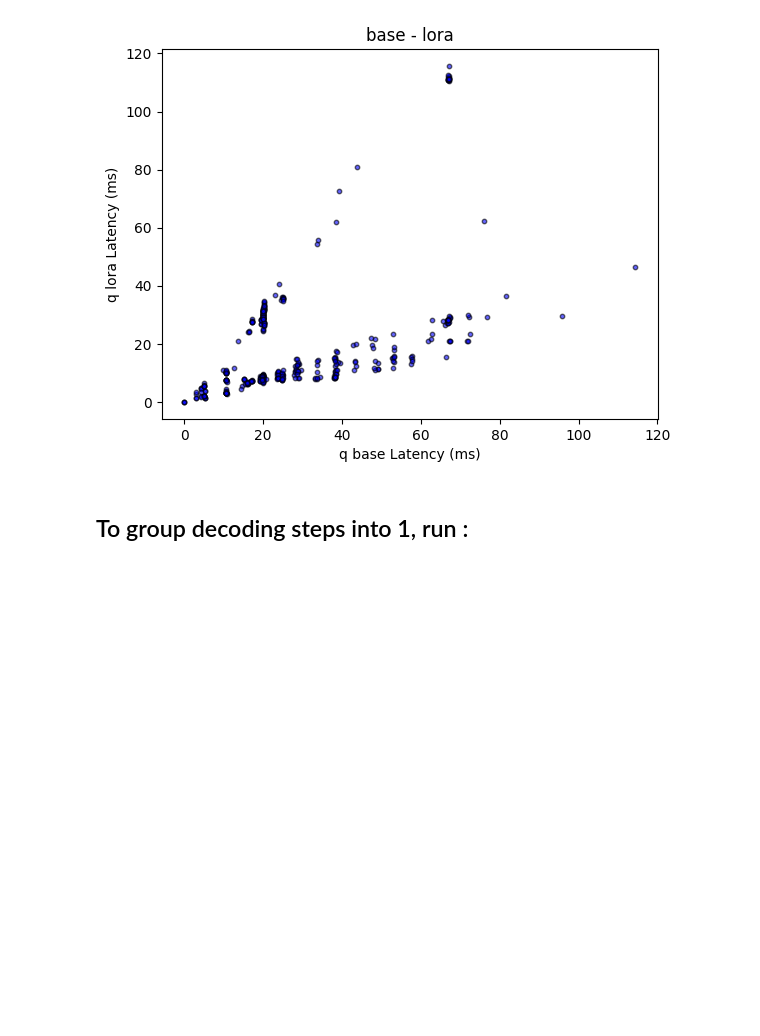
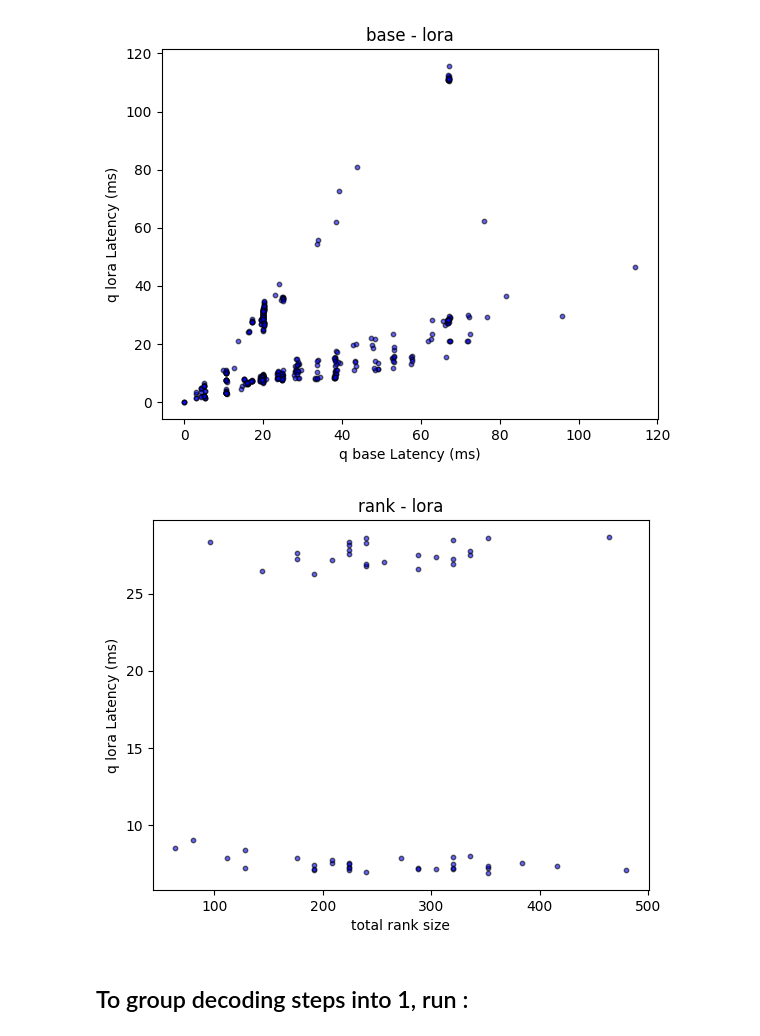
Before and after one commit to sgjeon194/S-LoRA_Analysis, a Jupyter notebook: Logs/timeDataParser.ipynb, the cells around one changed output. Cells and saved outputs as stored; diff of their text form; code cells hidden in the pictures; blank space fills up the shorter version.

Commit message:
Added lora rank and lora execution correlation analysis

```diff
--- a/Logs/timeDataParser.ipynb
+++ b/Logs/timeDataParser.ipynb
@@ -508,6 +506,33 @@ def plot_base_and_lora_relationship(step_list):
 plot_base_and_lora_relationship(prefill_steps)
 # %% [output]
 [figure]
+# %%
+def plot_rank_and_lora_relationship(step_list):
+
+    total_prompt_size_range = [950, 1050]
+    step_list = [step for step in step_list if step["total_token_num"] >= total_prompt_size_range[0] and step["total_token_num"] <= total_prompt_size_range[1]]
+
+    ranks = [step["ranks"] for step in step_list]
+    summarys = [step["summary"] for step in step_list]
+    summary_dict = aggregate_jsons(summarys)
+
+    x = ranks
+    y = summary_dict["get_qkv"]["detail"]["q_lora"]
+    x_title = "ranks"
+    y_title = "q_lora"
+
+    correlation_matrix = np.corrcoef(x, y)
+    correlation = correlation_matrix[0, 1]
+
+    plt.scatter(x, y, s=10, edgecolors='black', color='blue', alpha=0.6)
+    plt.title('rank - lora')
+    plt.xlabel('total rank size')
+    plt.ylabel('q lora Latency (ms)')
+    plt.show()
+# %%
+plot_rank_and_lora_relationship(prefill_steps)
+# %% [output]
+[figure, added]
 # %% [markdown]
 ## To group decoding steps into 1, run :
 # %%
```
Also changed, not shown: parts of 2 cells of this notebook.
